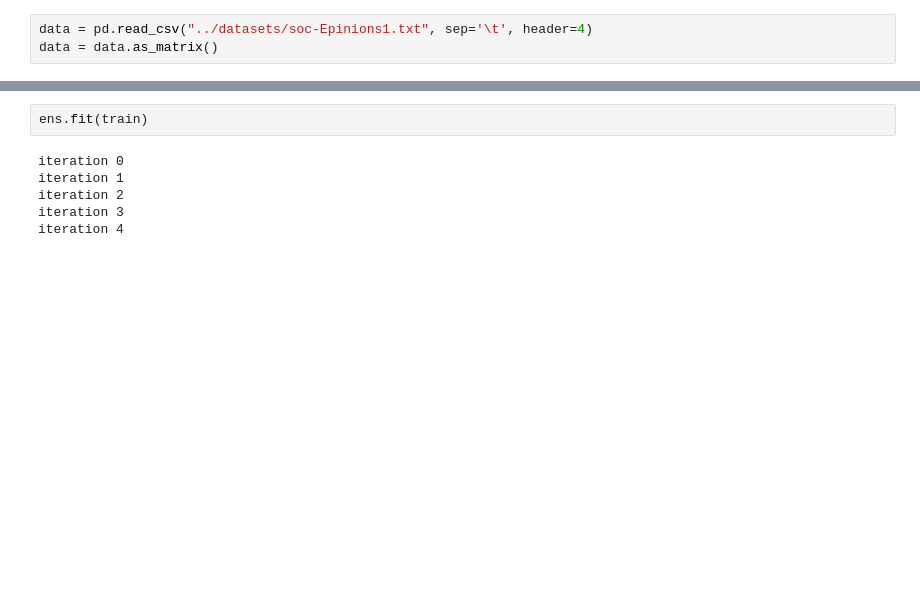
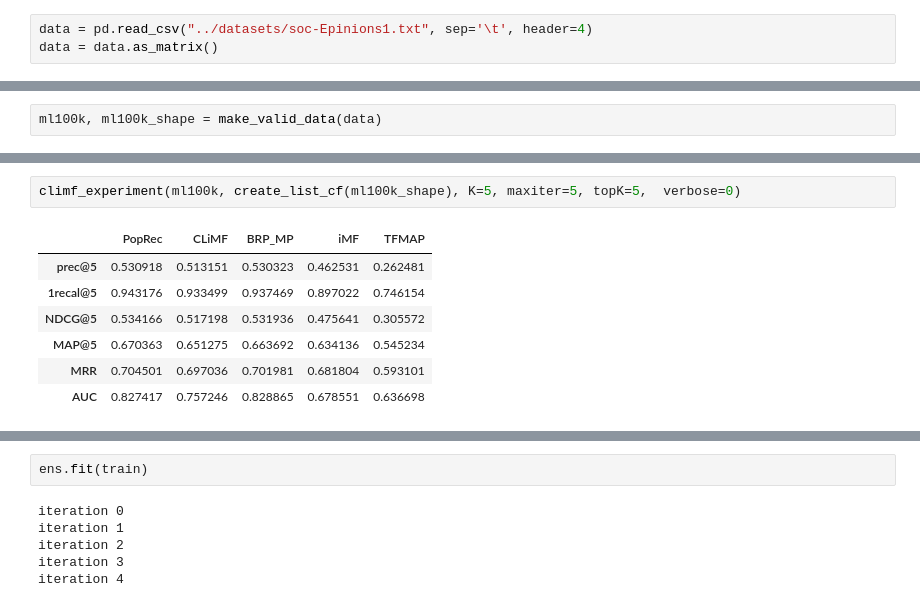
Before and after one commit to egorkudr1/diploma, a Jupyter notebook: rank_experiments.ipynb, the cells around one changed output, grey strips where cells are left out. Drawn from its saved outputs; the diff is of its cells as text; blank space fills up the shorter version.

```diff
--- a/rank_experiments.ipynb
+++ b/rank_experiments.ipynb
@@ -597,0 +37,2 @@ ens = ensemble(list_cf, verbose=1)
+# %%
+ml100k, ml100k_shape = make_valid_data(data)
@@ -597,0 +118,10 @@ ens = ensemble(list_cf, verbose=1)
+# %%
+climf_experiment(ml100k, create_list_cf(ml100k_shape), K=5, maxiter=5, topK=5,  verbose=0)
+# %% [output]
+|  | PopRec | CLiMF | BRP_MP | iMF | TFMAP |
+| prec@5 | 0.530918 | 0.513151 | 0.530323 | 0.462531 | 0.262481 |
+| 1recal@5 | 0.943176 | 0.933499 | 0.937469 | 0.897022 | 0.746154 |
+| NDCG@5 | 0.534166 | 0.517198 | 0.531936 | 0.475641 | 0.305572 |
+| MAP@5 | 0.670363 | 0.651275 | 0.663692 | 0.634136 | 0.545234 |
+| MRR | 0.704501 | 0.697036 | 0.701981 | 0.681804 | 0.593101 |
+| AUC | 0.827417 | 0.757246 | 0.828865 | 0.678551 | 0.636698 |
```
Also changed, not shown: parts of 105 cells of this notebook, 5 other files.
